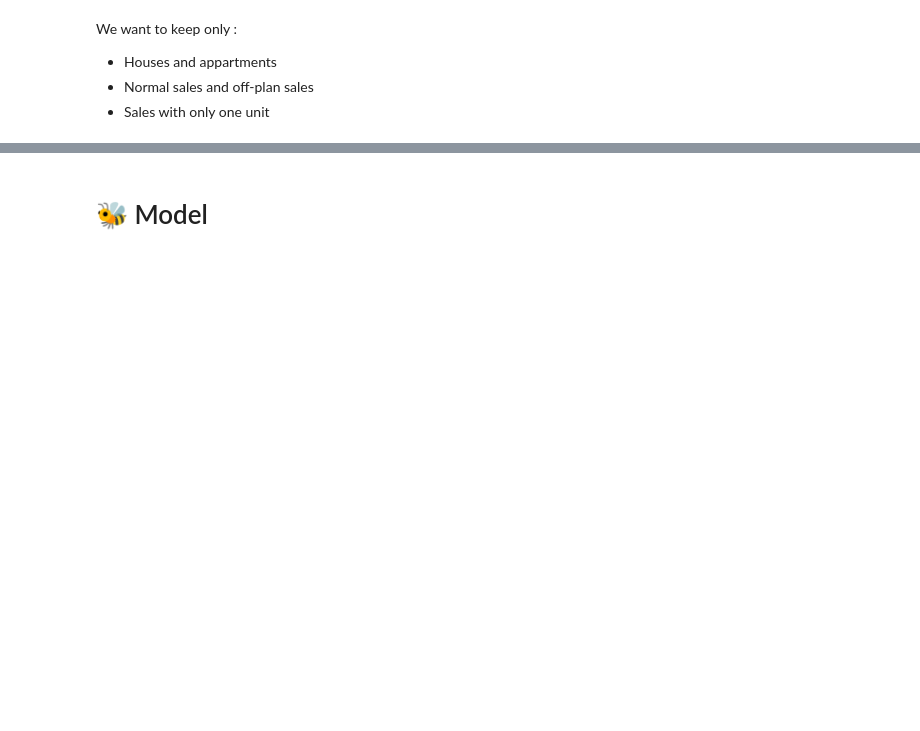
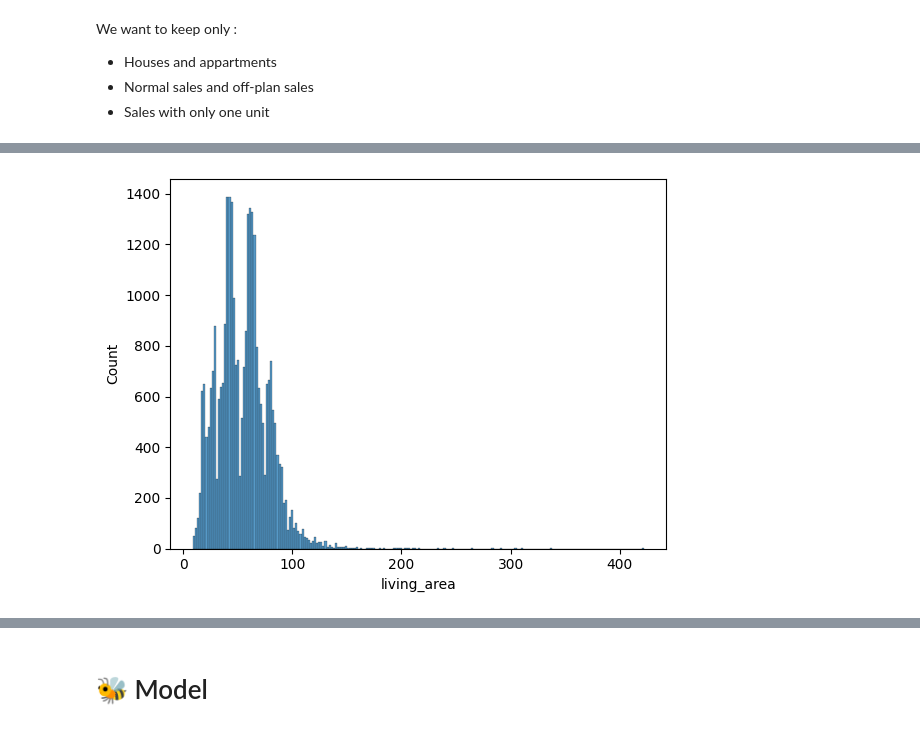
Before and after one commit to qadnguyen/realdata, a Jupyter notebook: notebooks/notebook_daniela.ipynb, the cells around one changed output, grey strips where cells are left out. Drawn from its saved outputs; the diff is of its cells as text; code cells hidden in the pictures; blank space fills up the shorter version.

```diff
--- a/notebooks/notebook_daniela.ipynb
+++ b/notebooks/notebook_daniela.ipynb
@@ -314,0 +335,3 @@ df_dvf
+# %%
+#Region information is contained in postal code
+df_useful = df_useful.drop(columns='region')
@@ -314,0 +342,13 @@ df_dvf
+# %%
+'''To legally rent an apartment in France, it must have a minimum ceiling height of 2.2m,
+a minimum area of 9m² with a window, a separate bathroom, heating, a water system, and working
+drains and gutters. In addition, the building and the apartment must not threaten a tenant's health and safety.'''
+
+#Drop everything below 9qm
+df_useful = df_useful[df_useful['living_area'] >= 9]
+# %%
+#Check for outliers
+sns.histplot(x='living_area', data=df_useful)
+plt.show()
+# %% [output]
+[figure, added]
```
Also changed, not shown: parts of 70 cells of this notebook.
